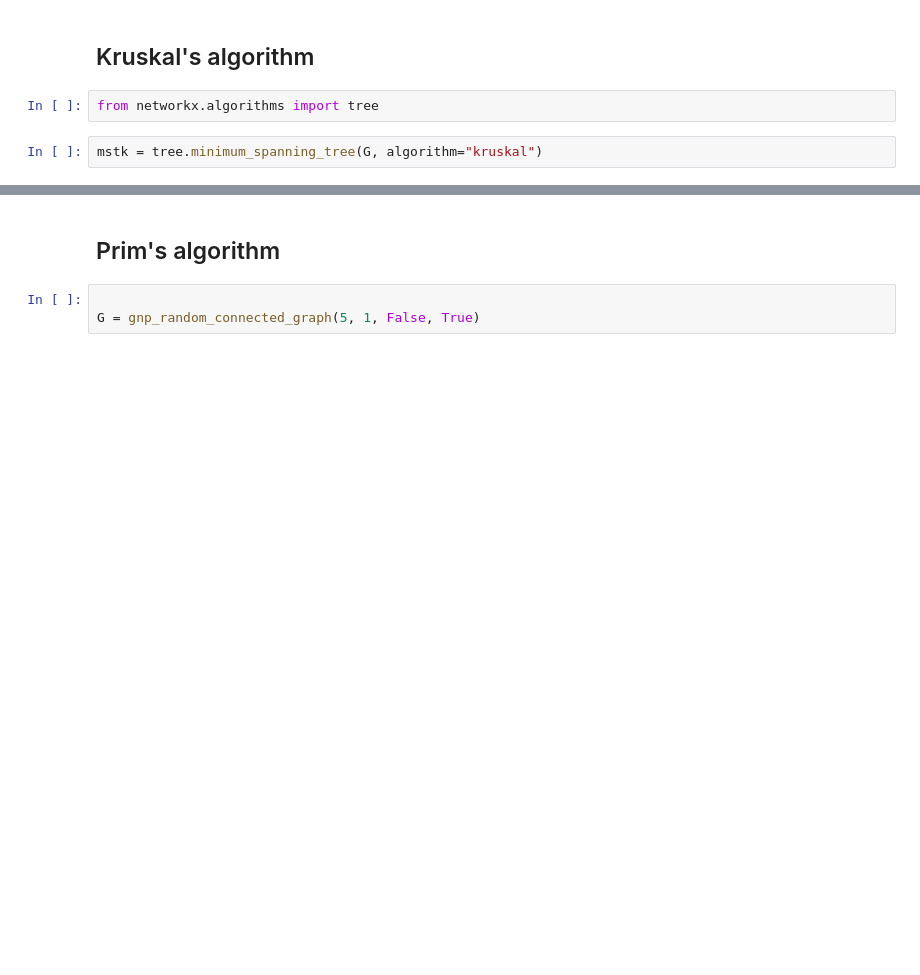
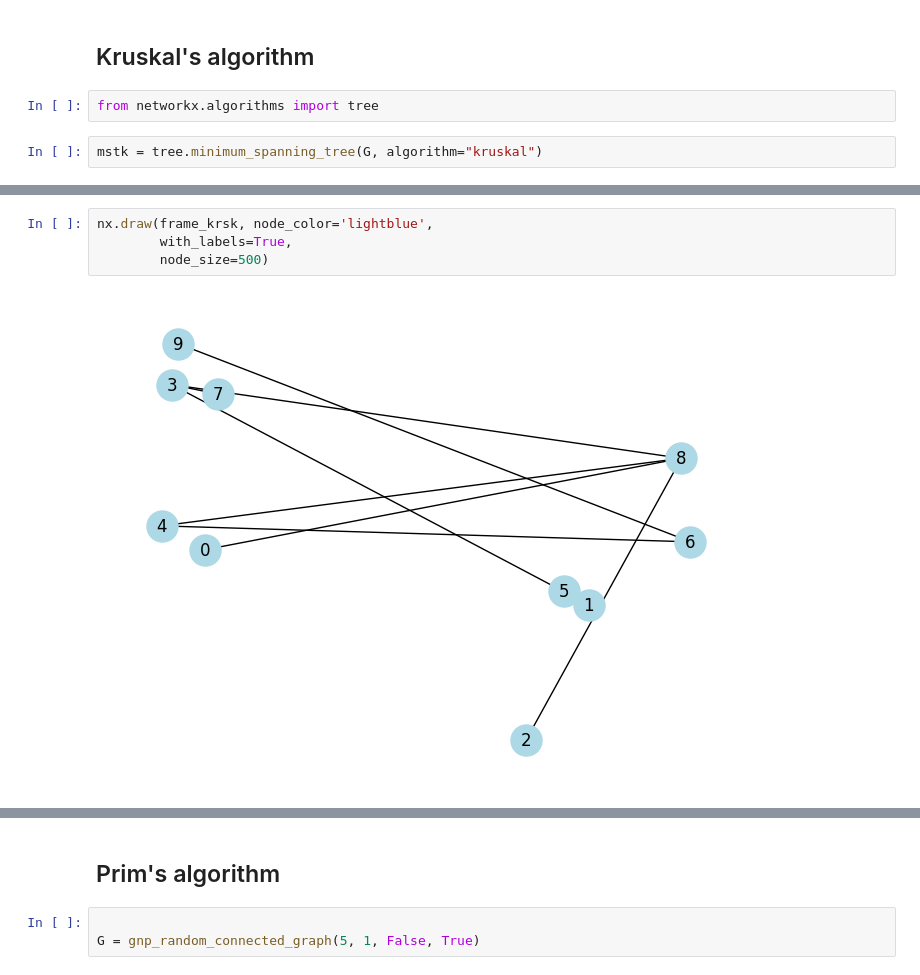
Before and after one commit to BlueSkyAndSomeCurses/sem_2_disc_lab_1, a Jupyter notebook: GraphGeneration.ipynb, the cells around one changed output, grey strips where cells are left out. Saved outputs shown, nothing was run; the diff lists cells and outputs as text; blank space fills up the shorter version.

```diff
--- a/GraphGeneration.ipynb
+++ b/GraphGeneration.ipynb
@@ -88,0 +144,6 @@ mstk.edges(), len(mstk.edges())
+# %%
+nx.draw(frame_krsk, node_color='lightblue',
+        with_labels=True,
+        node_size=500)
+# %% [output]
+[figure, added]
```
Also changed, not shown: parts of 27 cells of this notebook, 5 other files.
